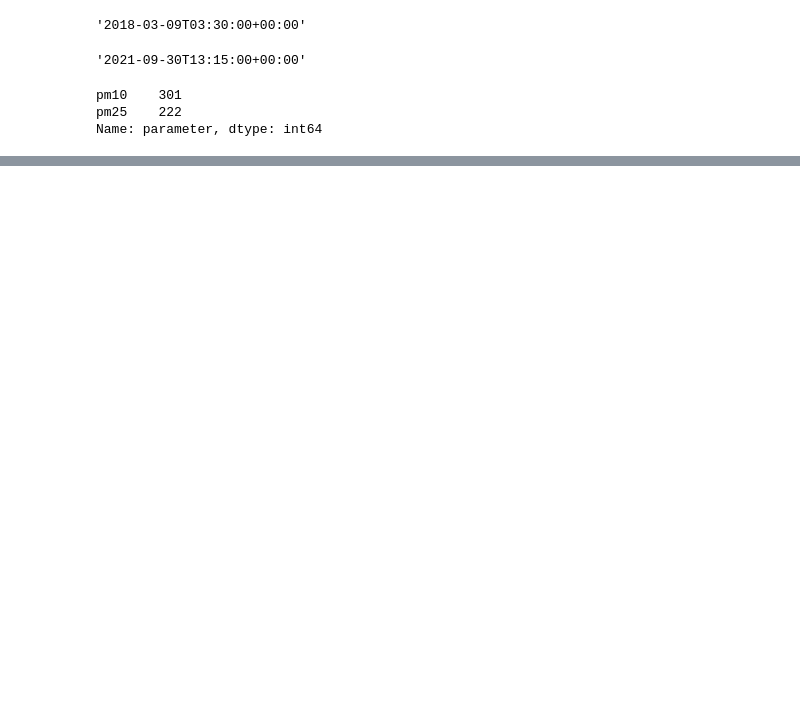
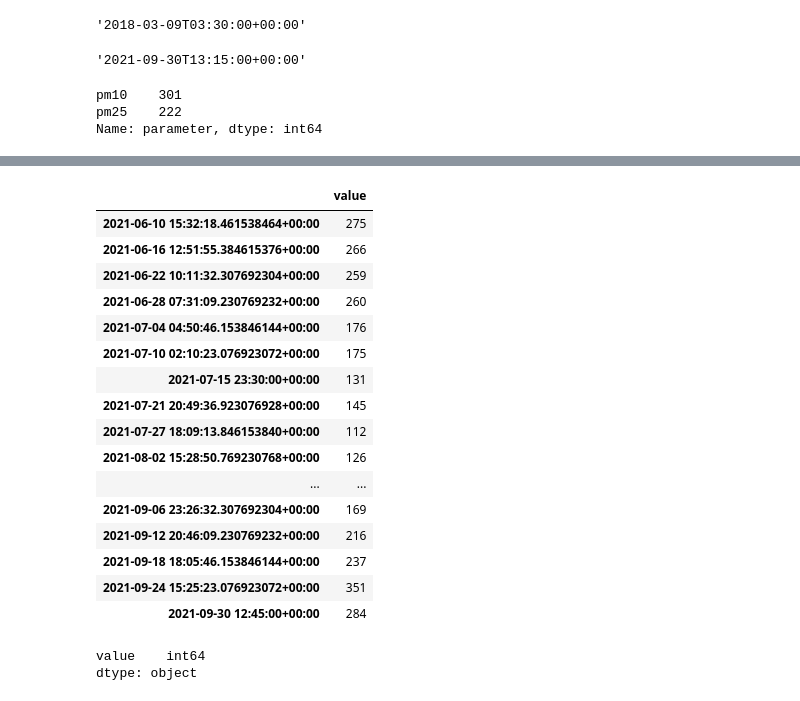
Before and after one commit to angelsmreyes/Contaminacion-del-aire-proyecto, a Jupyter notebook: Time Serires.ipynb, the cells around one changed output, grey strips where cells are left out. Drawn from its saved outputs; the diff is of its cells as text; code cells hidden in the pictures; blank space fills up the shorter version.

```diff
--- a/Time Serires.ipynb
+++ b/Time Serires.ipynb
@@ -838,0 +814,25 @@ pred_conf_int
+# %%
+india_hist.tail(20)
+# %% [output]
+|  | value |
+| 2021-06-10 15:32:18.461538464+00:00 | 275 |
+| 2021-06-16 12:51:55.384615376+00:00 | 266 |
+| 2021-06-22 10:11:32.307692304+00:00 | 259 |
+| 2021-06-28 07:31:09.230769232+00:00 | 260 |
+| 2021-07-04 04:50:46.153846144+00:00 | 176 |
+| 2021-07-10 02:10:23.076923072+00:00 | 175 |
+| 2021-07-15 23:30:00+00:00 | 131 |
+| 2021-07-21 20:49:36.923076928+00:00 | 145 |
+| 2021-07-27 18:09:13.846153840+00:00 | 112 |
+| 2021-08-02 15:28:50.769230768+00:00 | 126 |
+| ... | ... |
+| 2021-09-06 23:26:32.307692304+00:00 | 169 |
+| 2021-09-12 20:46:09.230769232+00:00 | 216 |
+| 2021-09-18 18:05:46.153846144+00:00 | 237 |
+| 2021-09-24 15:25:23.076923072+00:00 | 351 |
+| 2021-09-30 12:45:00+00:00 | 284 |
+# %%
+india_hist.dtypes
+# %% [output]
+value    int64
+dtype: object
```
Also changed, not shown: parts of 67 cells of this notebook.
